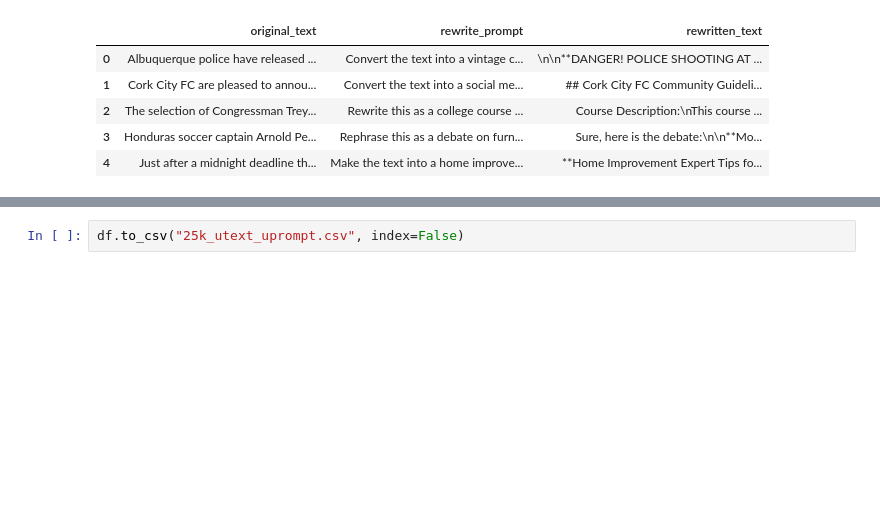
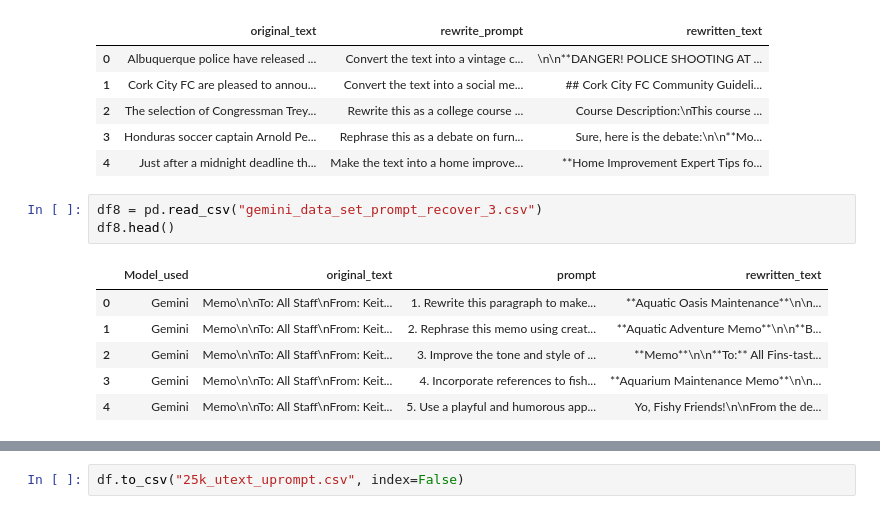
Before and after one commit to Lizhecheng02/Kaggle-LLM_Prompt_Recovery, a Jupyter notebook: datasets/combine.ipynb, the cells around one changed output, grey strips where cells are left out. Saved outputs shown, nothing was run; the diff lists cells and outputs as text; blank space fills up the shorter version.

```diff
--- a/datasets/combine.ipynb
+++ b/datasets/combine.ipynb
@@ -102,3 +102,13 @@ df7.head()
 | 2 | The selection of Congressman Trey... | Rewrite this as a college course ... | Course Description:\nThis course ... |
 | 3 | Honduras soccer captain Arnold Pe... | Rephrase this as a debate on furn... | Sure, here is the debate:\n\n**Mo... |
 | 4 | Just after a midnight deadline th... | Make the text into a home improve... | **Home Improvement Expert Tips fo... |
+# %%
+df8 = pd.read_csv("gemini_data_set_prompt_recover_3.csv")
+df8.head()
+# %% [output]
+|  | Model_used | original_text | prompt | rewritten_text |
+| 0 | Gemini | Memo\n\nTo: All Staff\nFrom: Keit... | 1. Rewrite this paragraph to make... | **Aquatic Oasis Maintenance**\n\n... |
+| 1 | Gemini | Memo\n\nTo: All Staff\nFrom: Keit... | 2. Rephrase this memo using creat... | **Aquatic Adventure Memo**\n\n**B... |
+| 2 | Gemini | Memo\n\nTo: All Staff\nFrom: Keit... | 3. Improve the tone and style of ... | **Memo**\n\n**To:** All Fins-tast... |
+| 3 | Gemini | Memo\n\nTo: All Staff\nFrom: Keit... | 4. Incorporate references to fish... | **Aquarium Maintenance Memo**\n\n... |
+| 4 | Gemini | Memo\n\nTo: All Staff\nFrom: Keit... | 5. Use a playful and humorous app... | Yo, Fishy Friends!\n\nFrom the de... |
```
Also changed, not shown: parts of 10 cells of this notebook.
